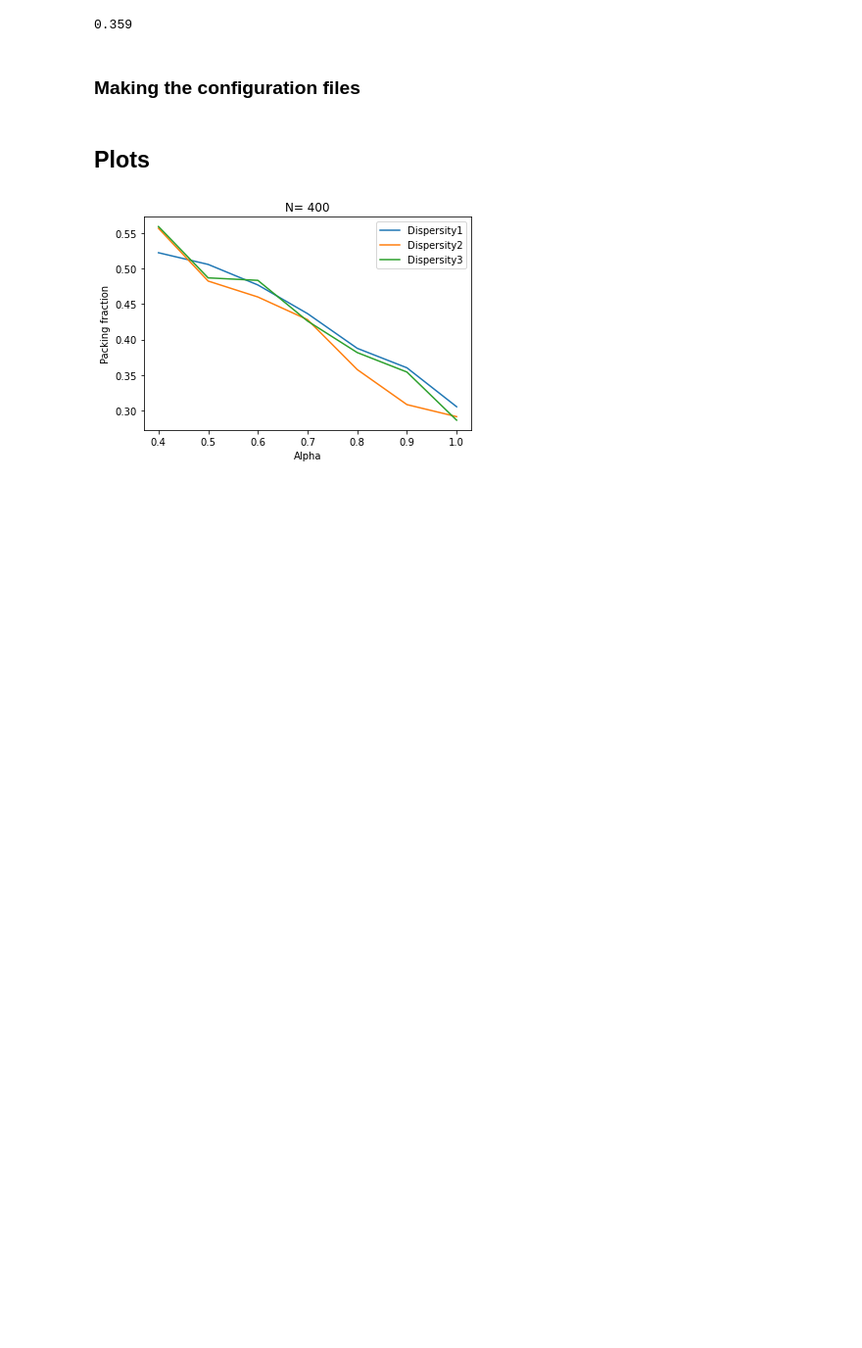
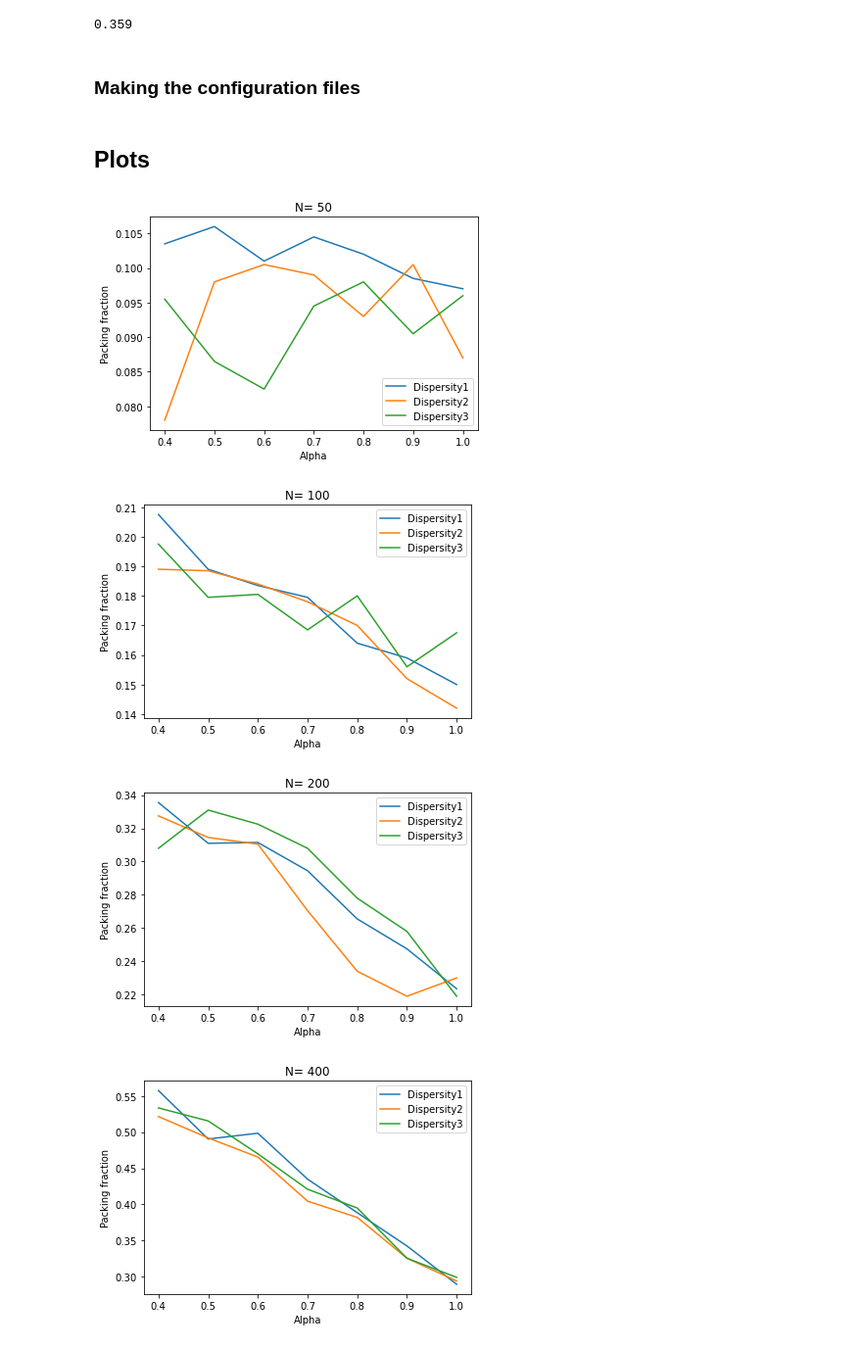
Before and after one commit to laith8910/Random-sequential-absorbtion-model, a Jupyter notebook: Algorithm 1.ipynb, the cells around one changed output. Shown at 98% size. Saved outputs shown, nothing was run; the diff lists cells and outputs as text; code cells hidden in the pictures; blank space fills up the shorter version.

Commit message:
Add all plots

```diff
--- a/Algorithm 1.ipynb
+++ b/Algorithm 1.ipynb
@@ -185,7 +185,11 @@ def createPlot(N):
 
     # Show the plot
     plt.show()
-# %%
-createPlot(400)
-# %% [output]
-[figure, removed]
+# %%
+for i in [50,100, 200, 400]:
+    createPlot(i)
+# %% [output]
+[figure, added]
+[figure, added]
+[figure, added]
+[figure, added]
```
